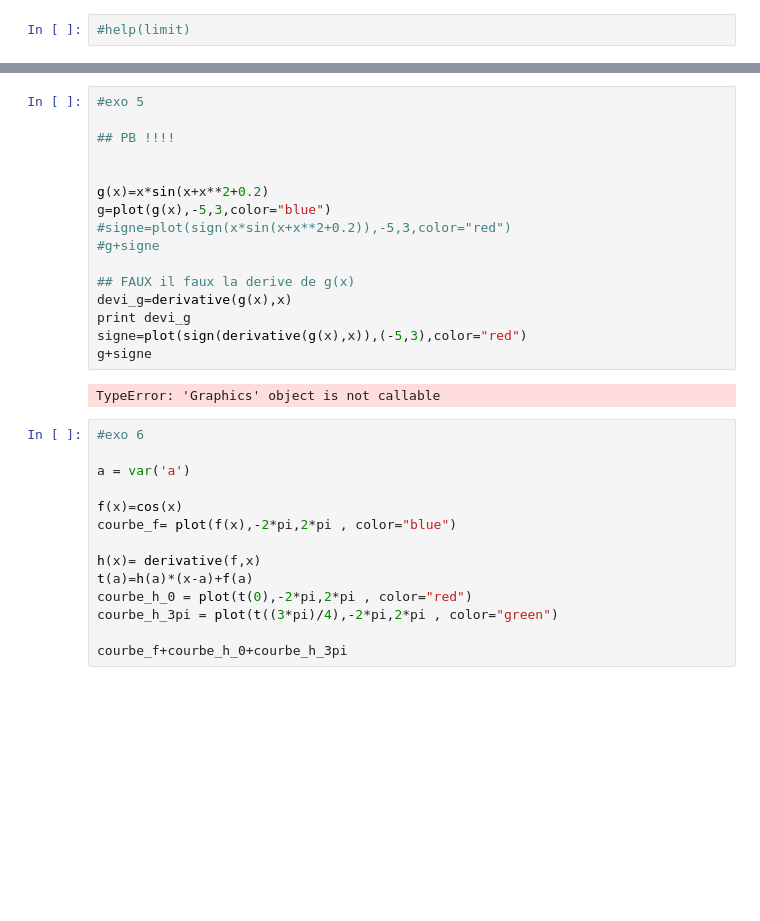
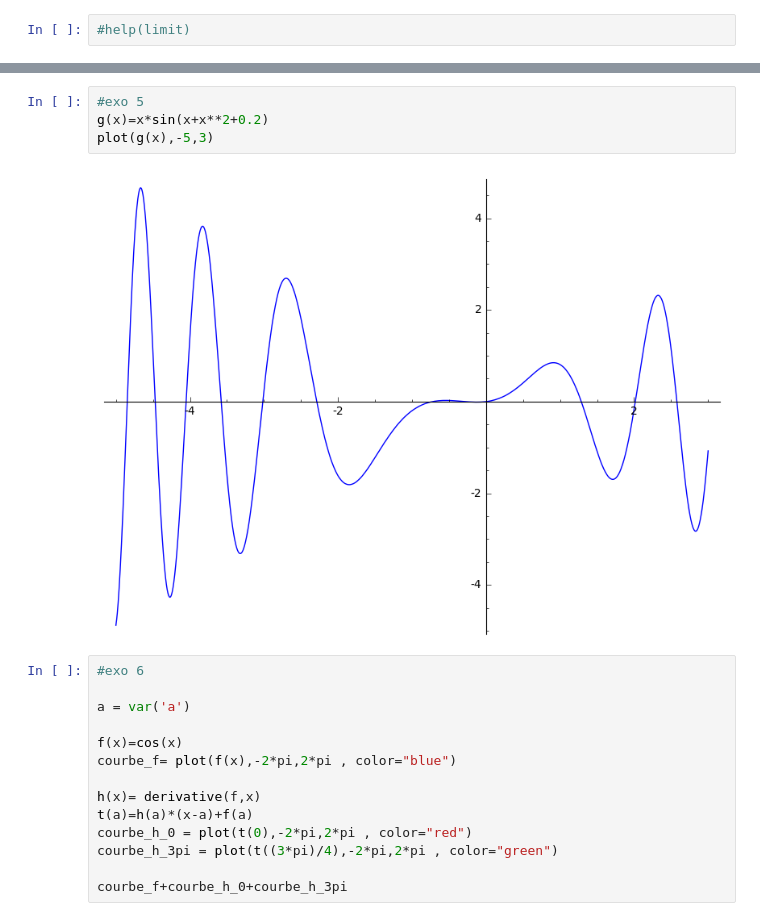
Before and after one commit to thomas-che/tp_l2_info, a Jupyter notebook: calc_formel/tp_1.ipynb, the cells around one changed output, grey strips where cells are left out. Cells and saved outputs as stored; diff of their text form; blank space fills up the shorter version.

```diff
--- a/calc_formel/tp_1.ipynb
+++ b/calc_formel/tp_1.ipynb
@@ -103,24 +92,12 @@ print derivative(g,x)
 # %% [output]
 x |--> 2*x*cos(x^2)
 x |--> 3/(3*x + 1)
-# %%
-#exo 5
-
-## PB !!!!
-
-
-g(x)=x*sin(x+x**2+0.2)
-g=plot(g(x),-5,3,color="blue")
-#signe=plot(sign(x*sin(x+x**2+0.2)),-5,3,color="red")
-#g+signe
-
-## FAUX il faux la derive de g(x)
-devi_g=derivative(g(x),x)
-print devi_g
-signe=plot(sign(derivative(g(x),x)),(-5,3),color="red")
-g+signe
-# %% [output]
-TypeError: 'Graphics' object is not callable
+# %%
+#exo 5
+g(x)=x*sin(x+x**2+0.2)
+plot(g(x),-5,3)
+# %% [output]
+[figure, added]
 # %%
 #exo 6
 
```
Also changed, not shown: parts of 6 cells of this notebook, 22 other files.
